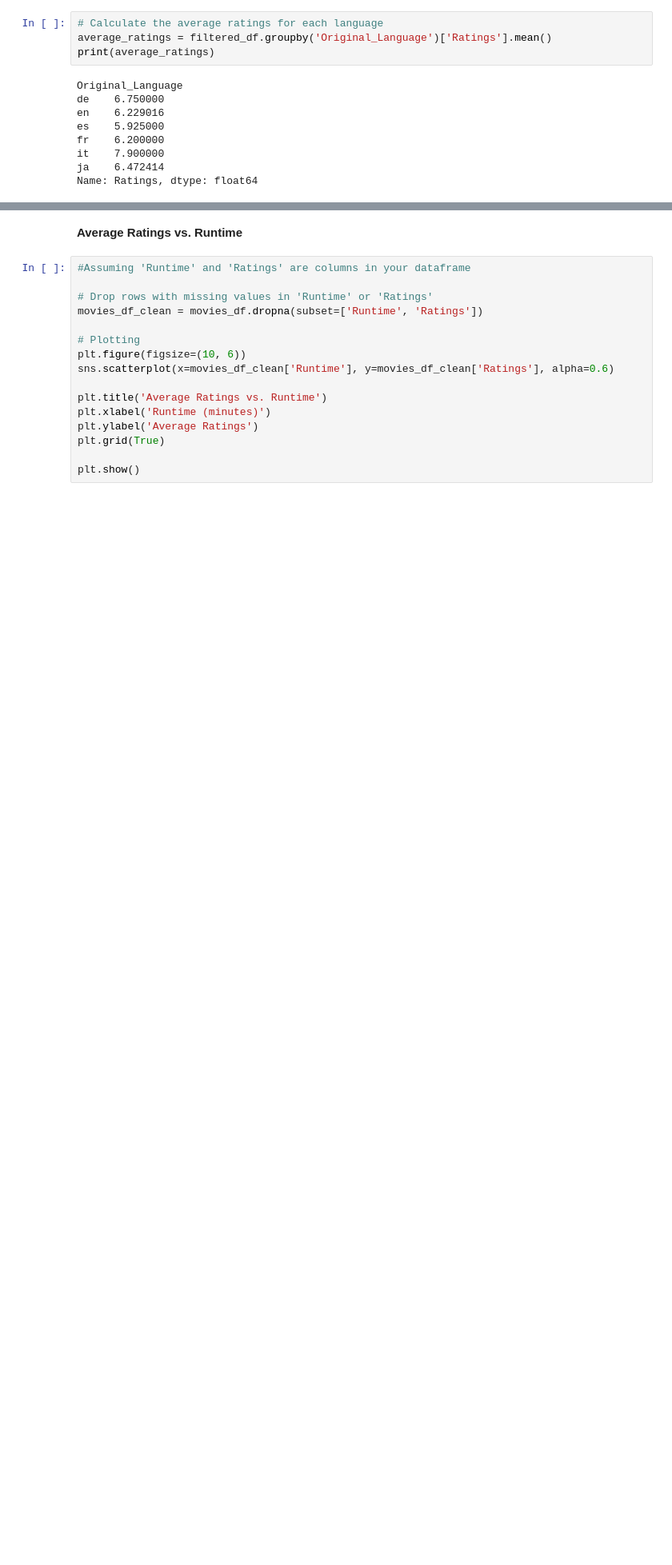
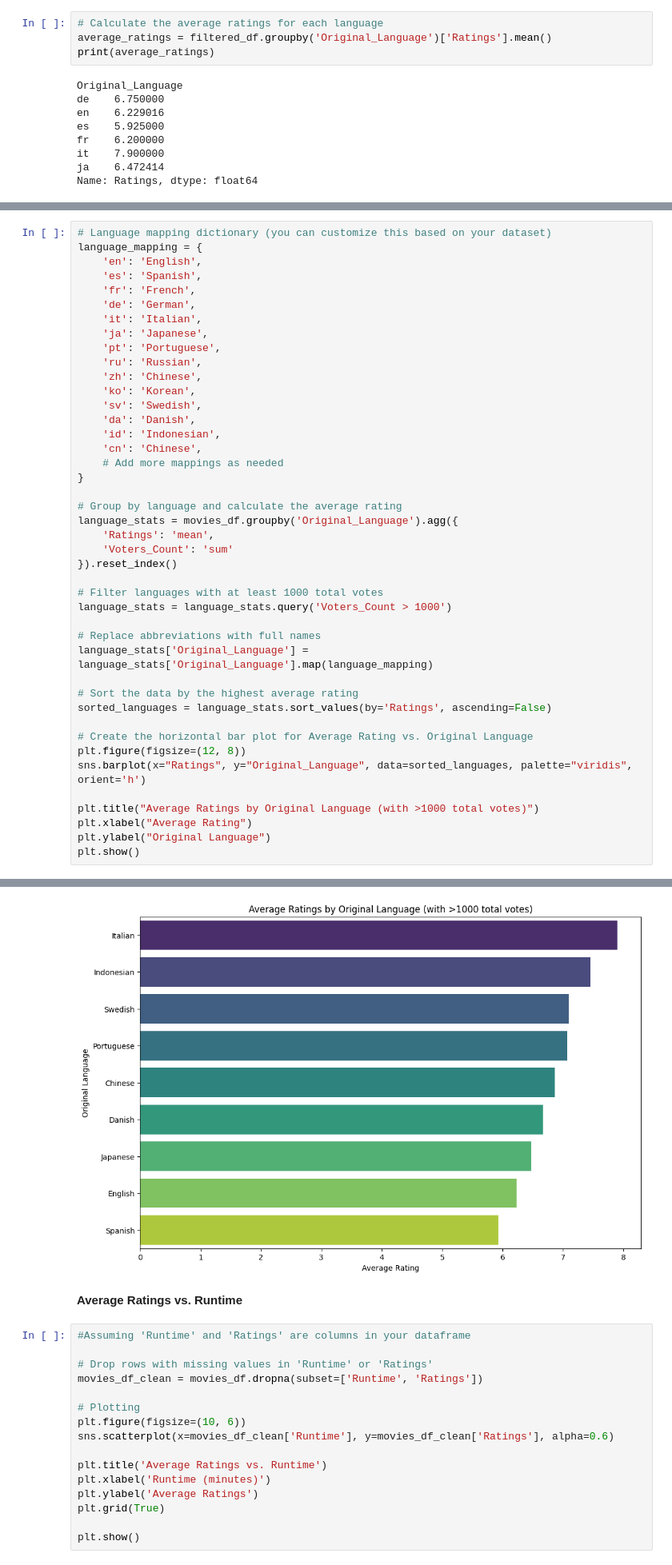
Before and after one commit to slimrivermoi/Techlabs-DS5, a Jupyter notebook: edit_data/Chan/EDA_Chan.ipynb, the cells around one changed output, grey strips where cells are left out. Shown at 80% size. Cells and saved outputs as stored; diff of their text form; blank space fills up the shorter version.

```diff
--- a/edit_data/Chan/EDA_Chan.ipynb
+++ b/edit_data/Chan/EDA_Chan.ipynb
@@ -307,0 +307,44 @@ plt.show()
+# %%
+# Language mapping dictionary (you can customize this based on your dataset)
+language_mapping = {
+    'en': 'English',
+    'es': 'Spanish',
+    'fr': 'French',
+    'de': 'German',
+    'it': 'Italian',
+    'ja': 'Japanese',
+    'pt': 'Portuguese',
+    'ru': 'Russian',
+    'zh': 'Chinese',
+    'ko': 'Korean',
+    'sv': 'Swedish',
+    'da': 'Danish',
+    'id': 'Indonesian',
+    'cn': 'Chinese',
+    # Add more mappings as needed
+}
+
+# Group by language and calculate the average rating
+language_stats = movies_df.groupby('Original_Language').agg({
+    'Ratings': 'mean',
+    'Voters_Count': 'sum'
+}).reset_index()
+
+# Filter languages with at least 1000 total votes
+language_stats = language_stats.query('Voters_Count > 1000')
+
+# Replace abbreviations with full names
+language_stats['Original_Language'] = language_stats['Original_Language'].map(language_mapping)
+
+# Sort the data by the highest average rating
+sorted_languages = language_stats.sort_values(by='Ratings', ascending=False)
+
+# Create the horizontal bar plot for Average Rating vs. Original Language
+plt.figure(figsize=(12, 8))
+sns.barplot(x="Ratings", y="Original_Language", data=sorted_languages, palette="viridis", orient='h')
+
+plt.title("Average Ratings by Original Language (with >1000 total votes)")
+plt.xlabel("Average Rating")
+plt.ylabel("Original Language")
+plt.show()
+# %% [output]
@@ -308,3 +354,4 @@ plt.show()
+[figure, added]
 # %% [markdown]
 **Average Ratings vs. Runtime**
 # %%
```
Also changed, not shown: parts of 5 cells of this notebook, 2 other files.
